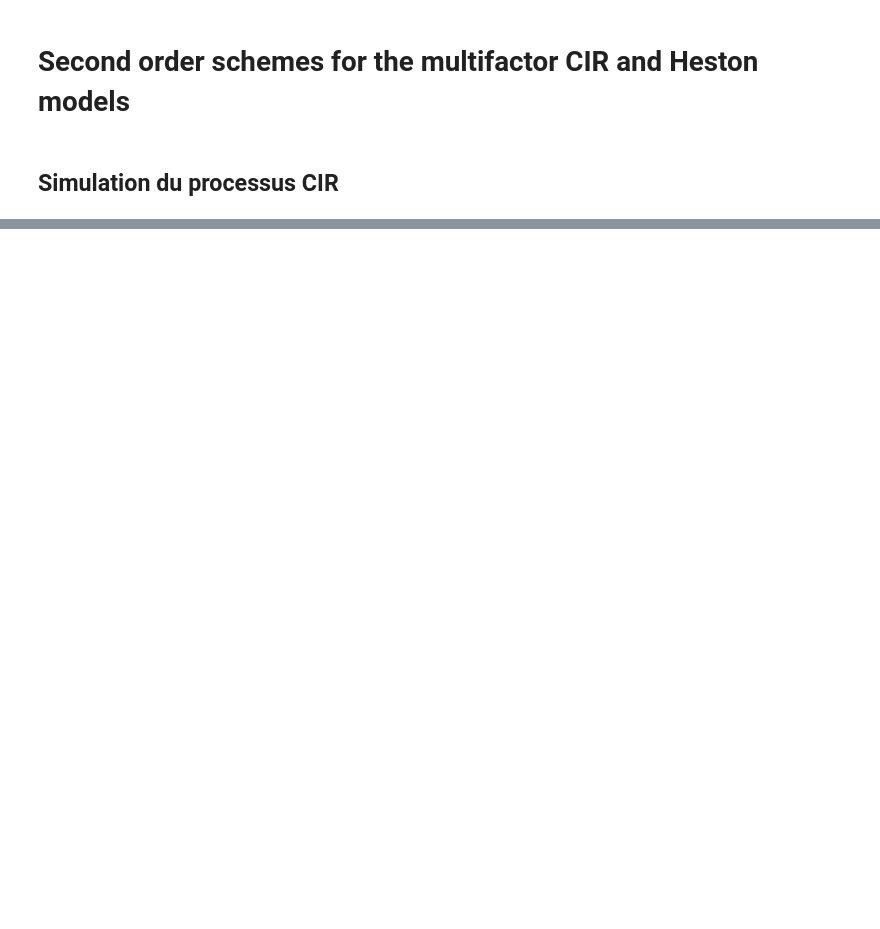
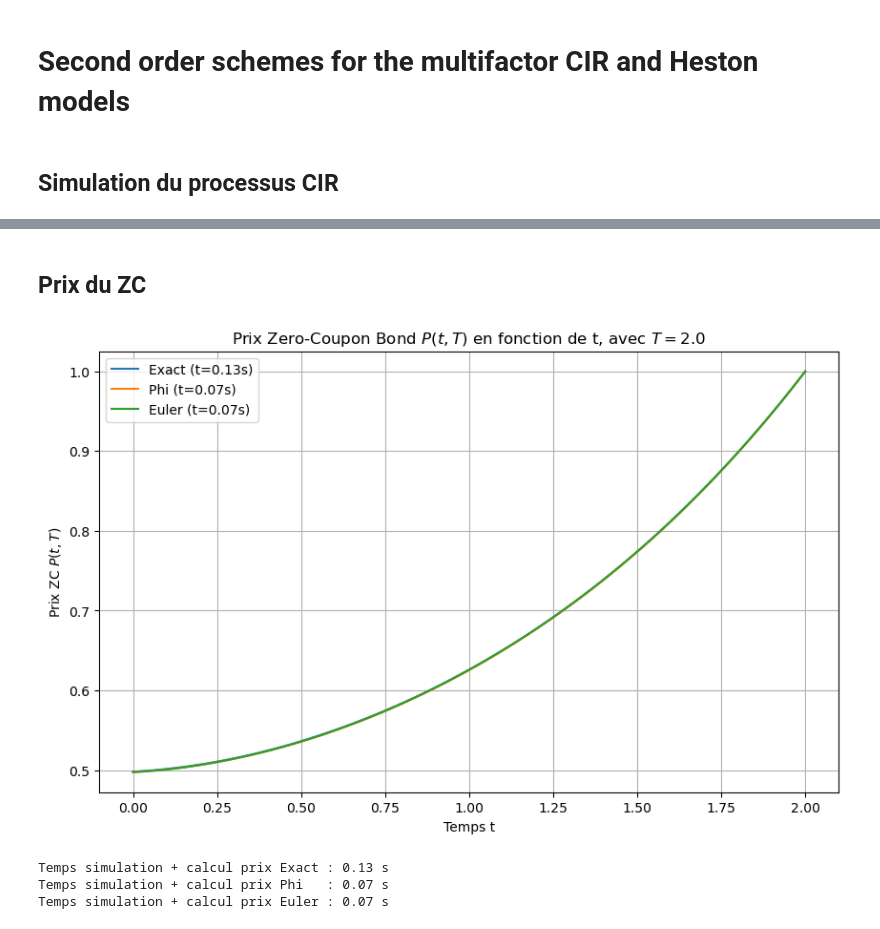
Before and after one commit to maxence2508/stage-cermics, a Jupyter notebook: second-order-schemes-for-multifactor-cir-and-heston-models.ipynb, the cells around one changed output, grey strips where cells are left out. Saved outputs shown, nothing was run; the diff lists cells and outputs as text; code cells hidden in the pictures; blank space fills up the shorter version.

```diff
--- a/second-order-schemes-for-multifactor-cir-and-heston-models.ipynb
+++ b/second-order-schemes-for-multifactor-cir-and-heston-models.ipynb
@@ -210,0 +259,71 @@ plt.show()
+# %% [markdown]
+## Prix du ZC
+# %%
+import numpy as np
+import matplotlib.pyplot as plt
+import time
+
+# Assure-toi que CIRProcess est défini ici
+
+def prix_ZC_tT(paths, dt):
+    n, Np1 = paths.shape
+    N = Np1 - 1
+
+    prix_tT = np.zeros(N + 1)
+
+    for i in range(N + 1):
+        integrale = np.sum(paths[:, i:N], axis=1) * dt
+        prix_tT[i] = np.mean(np.exp(-integrale))
+
+    return prix_tT
+
+# Paramètres
+a, k, sigma, rho, gamma = 0.5, 0.7, 0.3, 0, [1]
+cir = CIRProcess(a, k, sigma, rho, gamma)
+
+x0 = 0.05
+T = 2.0
+N = 100
+n = 10000
+dt = T / N
+times = np.linspace(0, T, N + 1)
+
+# Exact
+start = time.time()
+paths_exact = cir.simulate_path_exact(x0, T, N, n, seed=42)
+prix_exact = prix_ZC_tT(paths_exact, dt)
+time_exact = time.time() - start
+
+# Phi
+start = time.time()
+paths_phi = cir.simulate_path(x0, T, N, n, seed=42)
+prix_phi = prix_ZC_tT(paths_phi, dt)
+time_phi = time.time() - start
+
+# Euler
+start = time.time()
+paths_euler = cir.simulate_path_euler(x0, T, N, n, seed=42)
+prix_euler = prix_ZC_tT(paths_euler, dt)
+time_euler = time.time() - start
+
+# Affichage des courbes
+plt.figure(figsize=(10,6))
+plt.plot(times, prix_exact, label=f"Exact (t={time_exact:.2f}s)")
+plt.plot(times, prix_phi, label=f"Phi (t={time_phi:.2f}s)")
+plt.plot(times, prix_euler, label=f"Euler (t={time_euler:.2f}s)")
+plt.xlabel("Temps t")
+plt.ylabel("Prix ZC $P(t,T)$")
+plt.title(f"Prix Zero-Coupon Bond $P(t,T)$ en fonction de t, avec $T={T}$")
+plt.legend()
+plt.grid()
+plt.show()
+
+# Affichage des temps dans la console
+print(f"Temps simulation + calcul prix Exact : {time_exact:.2f} s")
+print(f"Temps simulation + calcul prix Phi   : {time_phi:.2f} s")
+print(f"Temps simulation + calcul prix Euler : {time_euler:.2f} s")
+# %% [output]
+[figure, added]
+Temps simulation + calcul prix Exact : 0.13 s
+Temps simulation + calcul prix Phi   : 0.07 s
+Temps simulation + calcul prix Euler : 0.07 s
```
Also changed, not shown: parts of 7 cells of this notebook.
